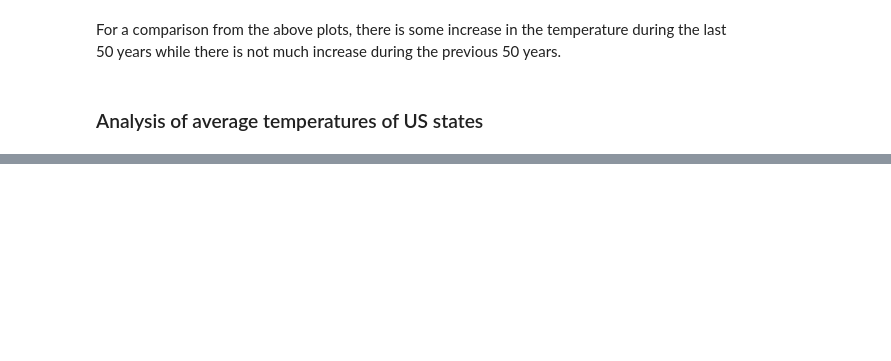
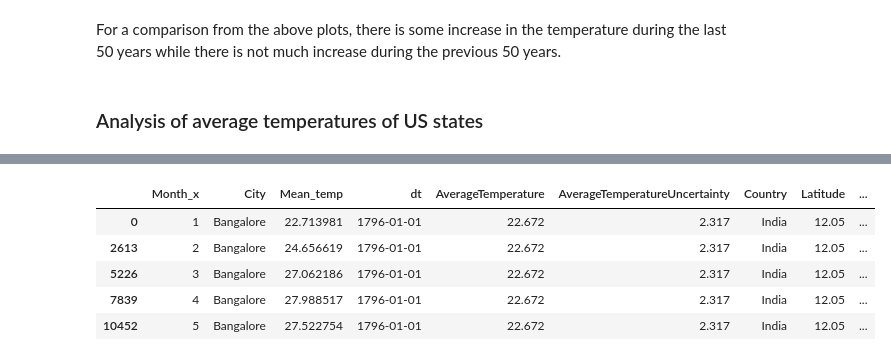
Before and after one commit to unpatel1/Challenge_AProjectAWeek, a Jupyter notebook: Week_10/Week_10_00_Global_Warming_Analysis.ipynb, the cells around one changed output, grey strips where cells are left out. Cells and saved outputs as stored; diff of their text form; code cells hidden in the pictures; blank space fills up the shorter version.

```diff
--- a/Week_10/Week_10_00_Global_Warming_Analysis.ipynb
+++ b/Week_10/Week_10_00_Global_Warming_Analysis.ipynb
@@ -564,0 +812,11 @@ For a comparison from the above plots, there is some increase in the temperature
+# %%
+# Dropping the duplicate rows from the df dataframe
+data = df.drop_duplicates(subset = ['Month_x','City'])
+data.head()
+# %% [output]
+|  | Month_x | City | Mean_temp | dt | AverageTemperature | AverageTemperatureUncertainty | Country | Latitude | ... |
+| 0 | 1 | Bangalore | 22.713981 | 1796-01-01 | 22.672 | 2.317 | India | 12.05 | ... |
+| 2613 | 2 | Bangalore | 24.656619 | 1796-01-01 | 22.672 | 2.317 | India | 12.05 | ... |
+| 5226 | 3 | Bangalore | 27.062186 | 1796-01-01 | 22.672 | 2.317 | India | 12.05 | ... |
+| 7839 | 4 | Bangalore | 27.988517 | 1796-01-01 | 22.672 | 2.317 | India | 12.05 | ... |
+| 10452 | 5 | Bangalore | 27.522754 | 1796-01-01 | 22.672 | 2.317 | India | 12.05 | ... |
```
Also changed, not shown: parts of 58 cells of this notebook.
